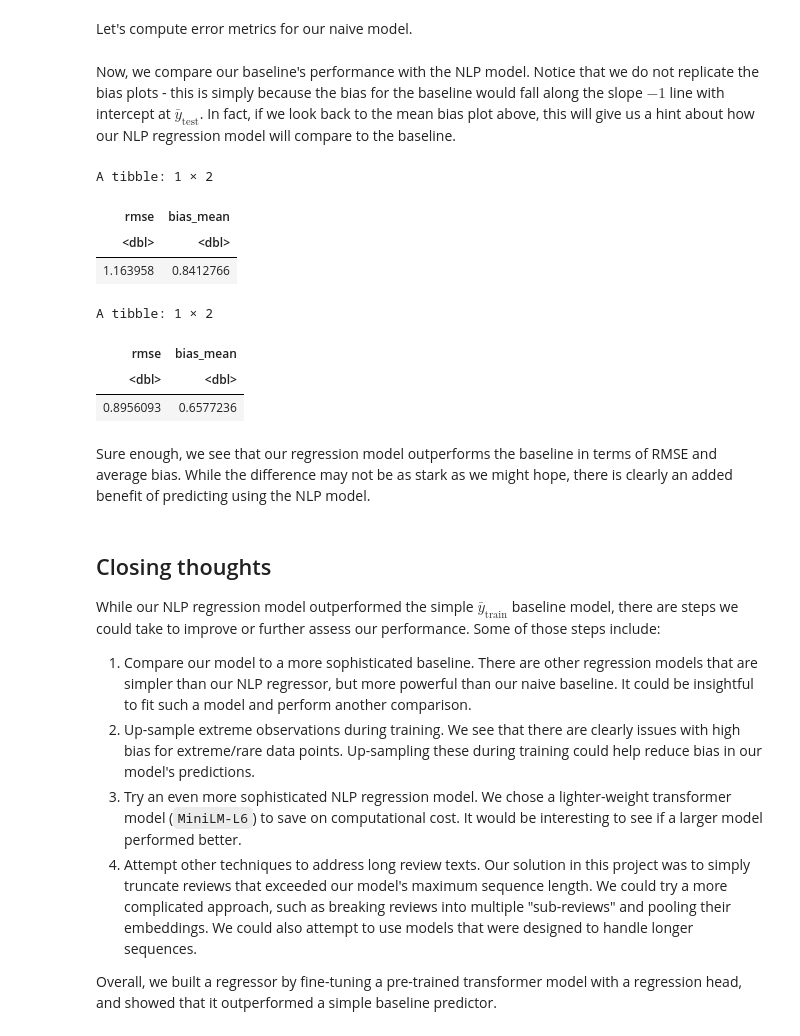
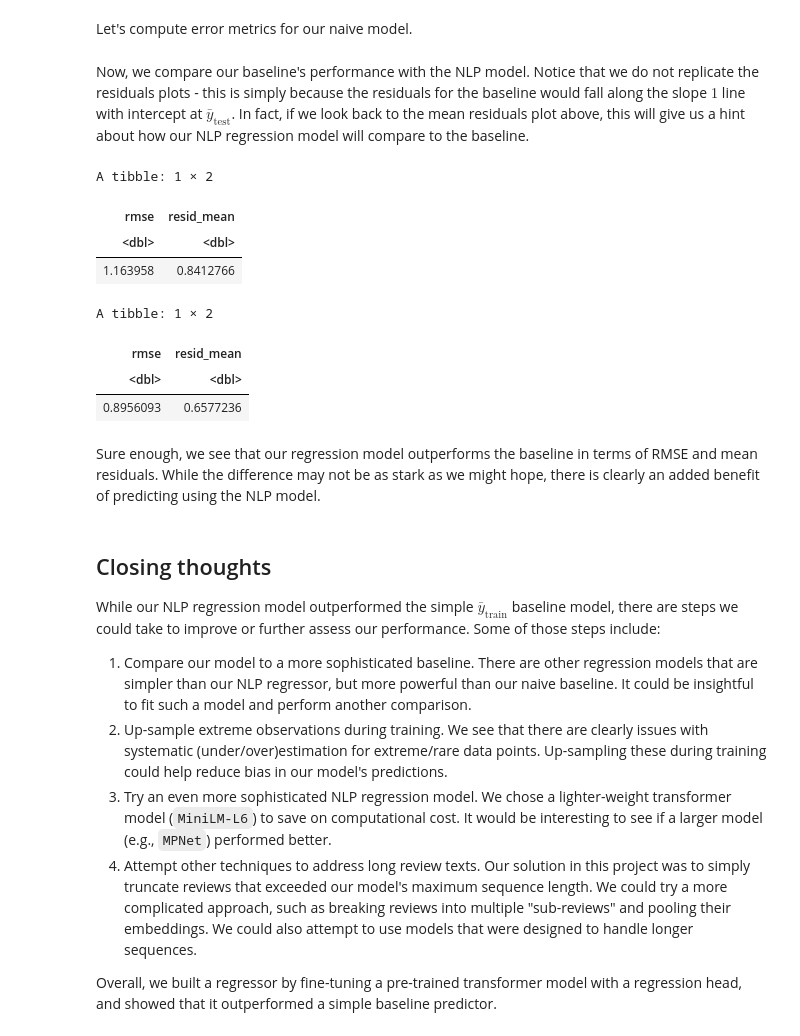
Before and after one commit to cjc77/nlp-projects, a Jupyter notebook: notebooks_pitchfork_ratings/04_fit_analysis.ipynb, the cells around one changed output. Cells and saved outputs as stored; diff of their text form; code cells hidden in the pictures.

```diff
--- a/notebooks_pitchfork_ratings/04_fit_analysis.ipynb
+++ b/notebooks_pitchfork_ratings/04_fit_analysis.ipynb
@@ -229,42 +231,42 @@ baseline_error_df <- results_df %>%
     mutate(
         y_rnd = round(y / rnd_unit) * rnd_unit,
         se = (y - yhat)^2,
-        bias = yhat - y
+        resid = y - yhat
     )
 # %% [markdown]
-Now, we compare our baseline's performance with the NLP model. Notice that we do not replicate the bias plots - this is simply because the bias for the baseline would fall along the slope $-1$ line with intercept at $\bar{y}_{\text{test}}$. In fact, if we look back to the mean bias plot above, this will give us a hint about how our NLP regression model will compare to the baseline.
+Now, we compare our baseline's performance with the NLP model. Notice that we do not replicate the residuals plots - this is simply because the residuals for the baseline would fall along the slope $1$ line with intercept at $\bar{y}_{\text{test}}$. In fact, if we look back to the mean residuals plot above, this will give us a hint about how our NLP regression model will compare to the baseline.
 # %%
 baseline_error_df %>%
     summarize(
         rmse = sqrt( mean(se) ),
-        bias_mean = mean( abs(bias) )
+        resid_mean = mean( abs(resid) )
     )
 # %% [output]
 A tibble: 1 × 2
-| rmse | bias_mean |
+| rmse | resid_mean |
 | <dbl> | <dbl> |
 | 1.163958 | 0.8412766 |
 # %%
 error_df %>%
     summarize(
         rmse = sqrt( mean(se) ),
-        bias_mean = mean( abs(bias) )
+        resid_mean = mean( abs(resid) )
     )
 # %% [output]
 A tibble: 1 × 2
-| rmse | bias_mean |
+| rmse | resid_mean |
 | <dbl> | <dbl> |
 | 0.8956093 | 0.6577236 |
 # %% [markdown]
-Sure enough, we see that our regression model outperforms the baseline in terms of RMSE and average bias. While the difference may not be as stark as we might hope, there is clearly an added benefit of predicting using the NLP model.
+Sure enough, we see that our regression model outperforms the baseline in terms of RMSE and mean residuals. While the difference may not be as stark as we might hope, there is clearly an added benefit of predicting using the NLP model.
 # %% [markdown]
 ## Closing thoughts
 
 While our NLP regression model outperformed the simple $\bar{y}_{\text{train}}$ baseline model, there are steps we could take to improve or further assess our performance. Some of those steps include:
 
 1. Compare our model to a more sophisticated baseline. There are other regression models that are simpler than our NLP regressor, but more powerful than our naive baseline. It could be insightful to fit such a model and perform another comparison.
-2. Up-sample extreme observations during training. We see that there are clearly issues with high bias for extreme/rare data points. Up-sampling these during training could help reduce bias in our model's predictions.
-3. Try an even more sophisticated NLP regression model. We chose a lighter-weight transformer model (`MiniLM-L6`) to save on computational cost. It would be interesting to see if a larger model performed better.
+2. Up-sample extreme observations during training. We see that there are clearly issues with systematic (under/over)estimation for extreme/rare data points. Up-sampling these during training could help reduce bias in our model's predictions.
+3. Try an even more sophisticated NLP regression model. We chose a lighter-weight transformer model (`MiniLM-L6`) to save on computational cost. It would be interesting to see if a larger model (e.g., `MPNet`) performed better.
 4. Attempt other techniques to address long review texts. Our solution in this project was to simply truncate reviews that exceeded our model's maximum sequence length. We could try a more complicated approach, such as breaking reviews into multiple "sub-reviews" and pooling their embeddings. We could also attempt to use models that were designed to handle longer sequences.
 
 Overall, we built a regressor by fine-tuning a pre-trained transformer model with a regression head, and showed that it outperformed a simple baseline predictor.
```
Also changed, not shown: parts of 12 cells of this notebook.
